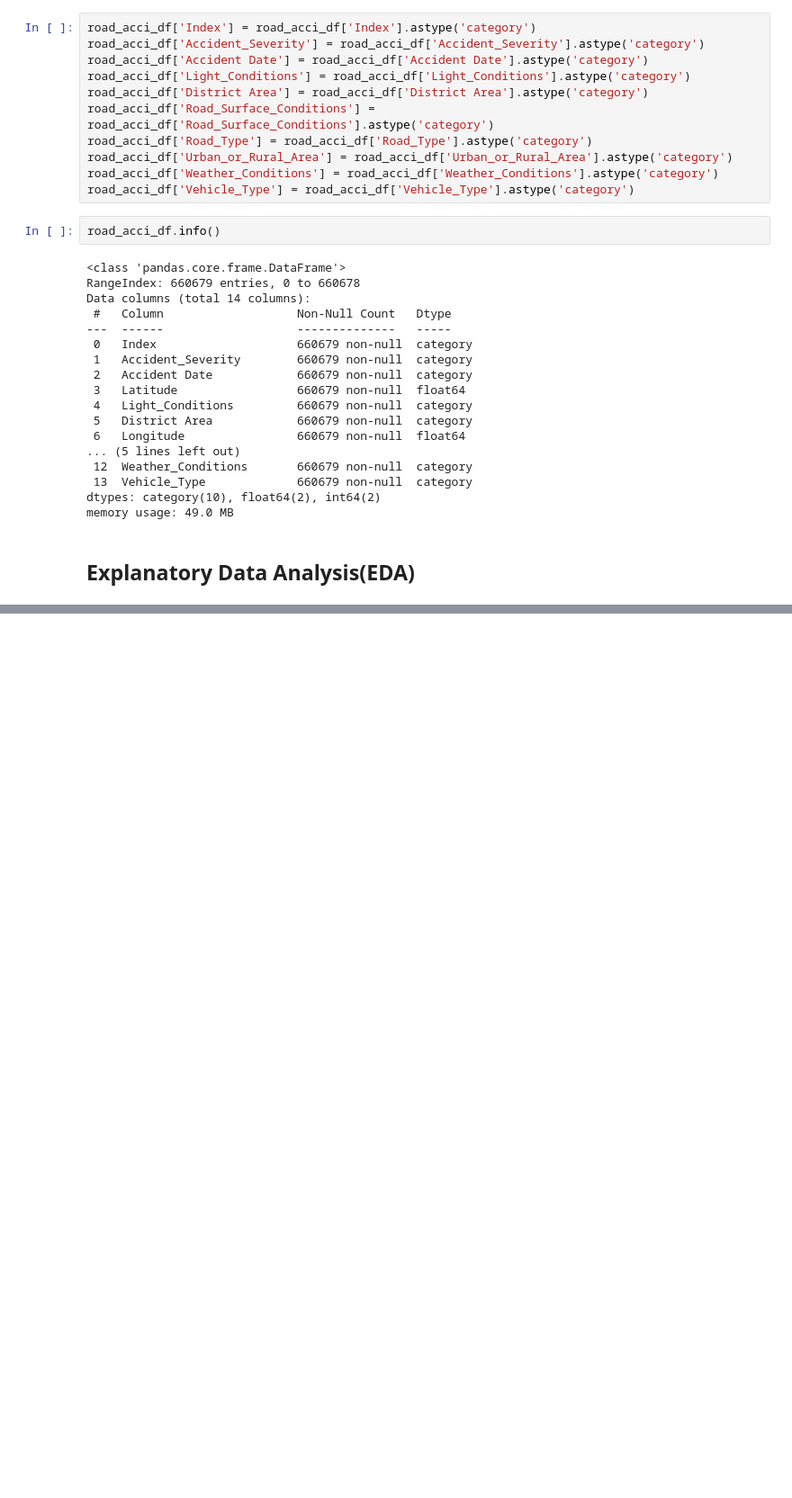
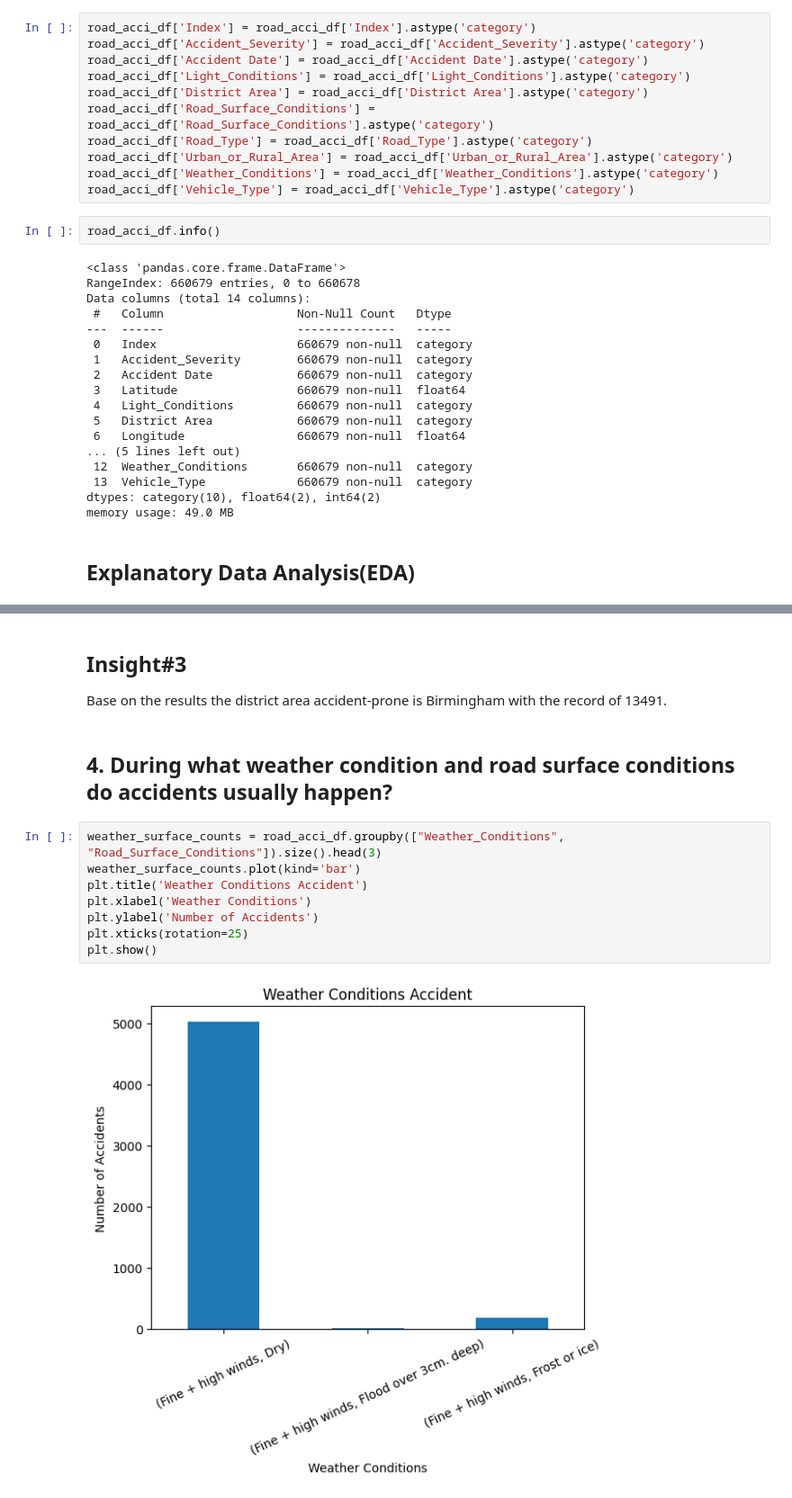
Before and after one commit to kamatisss/ELEC303-DATA-ANALYTICS-AMANTE, a Jupyter notebook: activity3.ipynb, the cells around one changed output, grey strips where cells are left out. Shown at 90% size. Saved outputs shown, nothing was run; the diff lists cells and outputs as text; blank space fills up the shorter version.

```diff
--- a/activity3.ipynb
+++ b/activity3.ipynb
@@ -388,0 +205,15 @@ birmingham_map
+# %% [markdown]
+<h2>Insight#3</h2>
+<p>Base on the results the district area accident-prone is Birmingham with the record of 13491.</p>
+# %% [markdown]
+<h2>4. During what weather condition and road surface conditions do accidents usually happen?</h2>
+# %%
+weather_surface_counts = road_acci_df.groupby(["Weather_Conditions", "Road_Surface_Conditions"]).size().head(3)
+weather_surface_counts.plot(kind='bar')
+plt.title('Weather Conditions Accident')
+plt.xlabel('Weather Conditions')
+plt.ylabel('Number of Accidents')
+plt.xticks(rotation=25)
+plt.show()
+# %% [output]
+[figure, added]
```
Also changed, not shown: parts of 132 cells of this notebook.
